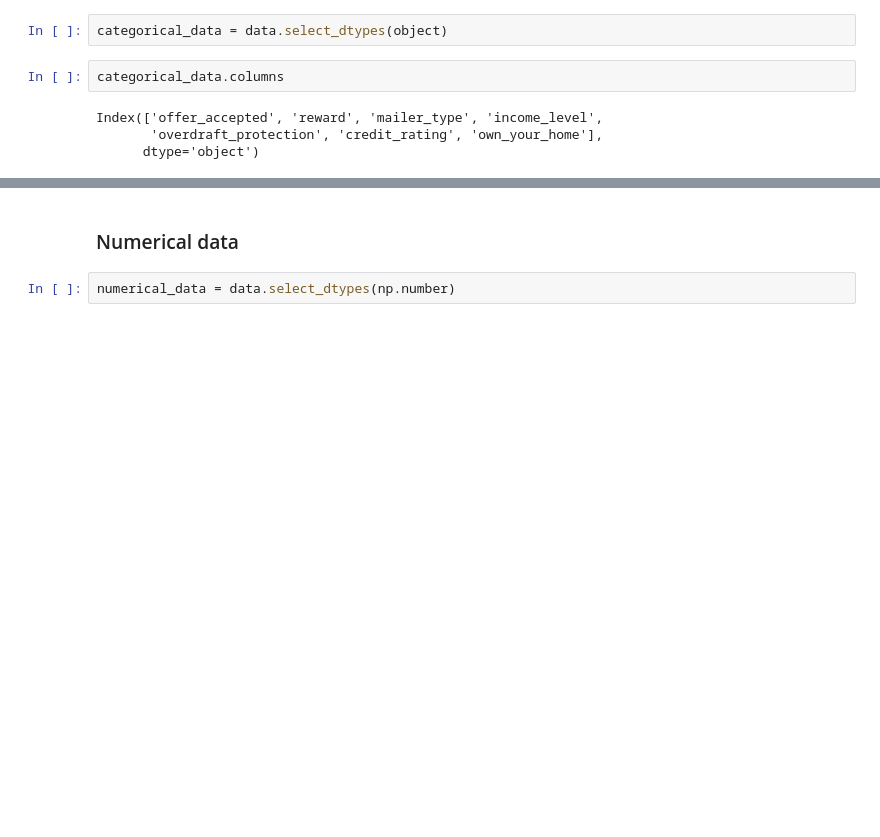
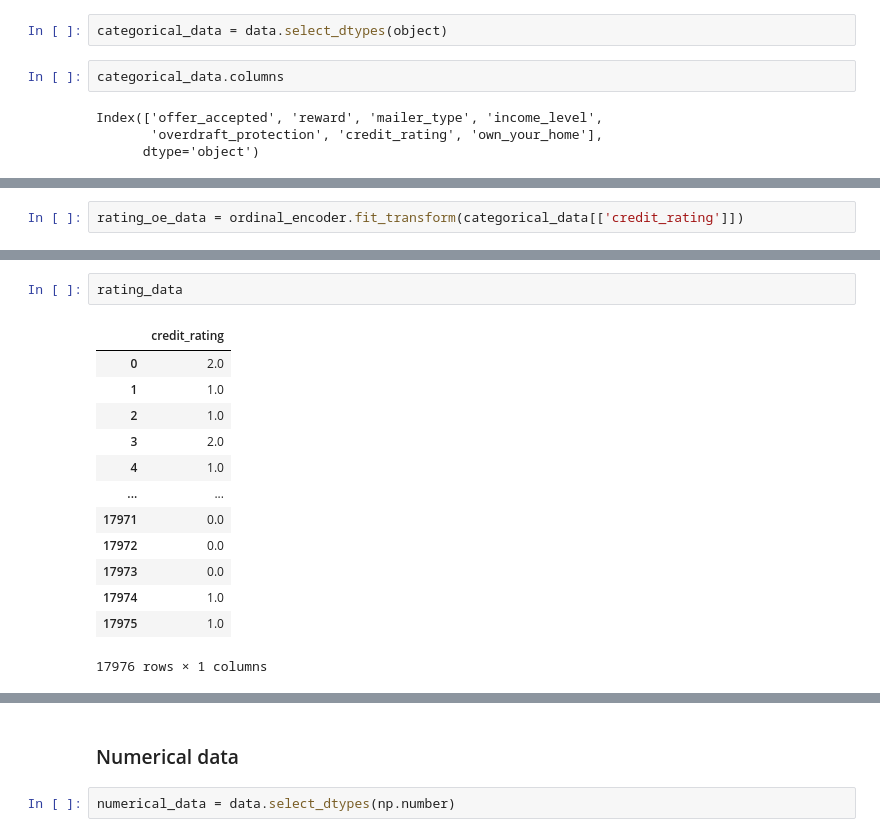
Before and after one commit to LeonardoOlmos/credit-card-offer, a Jupyter notebook: credit_card_offer_classification.ipynb, the cells around one changed output, grey strips where cells are left out. Saved outputs shown, nothing was run; the diff lists cells and outputs as text; blank space fills up the shorter version.

```diff
--- a/credit_card_offer_classification.ipynb
+++ b/credit_card_offer_classification.ipynb
@@ -146 +153,3 @@ for column in categorical_data.columns:
+# %%
+rating_oe_data = ordinal_encoder.fit_transform(categorical_data[['credit_rating']])
 # %%
@@ -151,0 +209,16 @@ Index(['offer_accepted', 'reward', 'mailer_type', 'income_level',
+# %%
+rating_data
+# %% [output]
+|  | credit_rating |
+| 0 | 2.0 |
+| 1 | 1.0 |
+| 2 | 1.0 |
+| 3 | 2.0 |
+| 4 | 1.0 |
+| ... | ... |
+| 17971 | 0.0 |
+| 17972 | 0.0 |
+| 17973 | 0.0 |
+| 17974 | 1.0 |
+| 17975 | 1.0 |
+17976 rows × 1 columns
```
Also changed, not shown: parts of 32 cells of this notebook.
